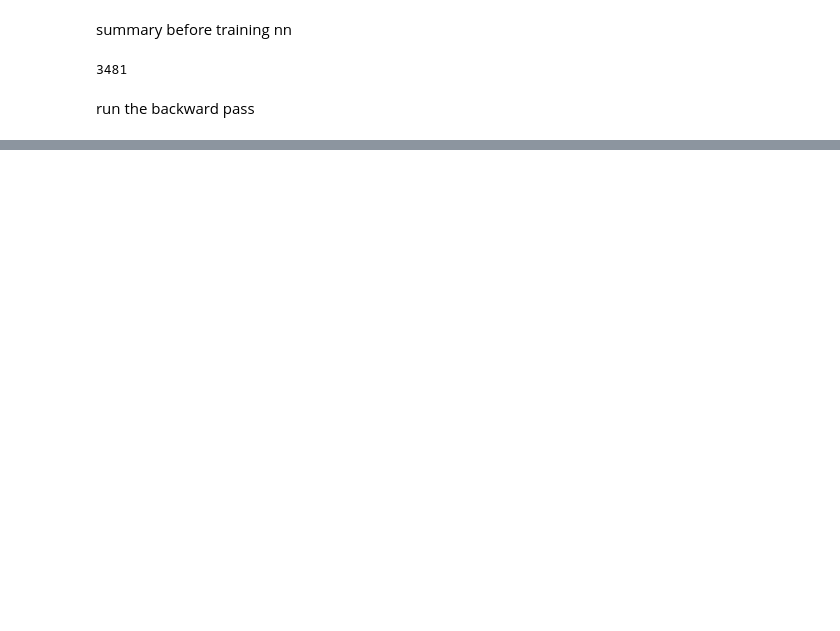
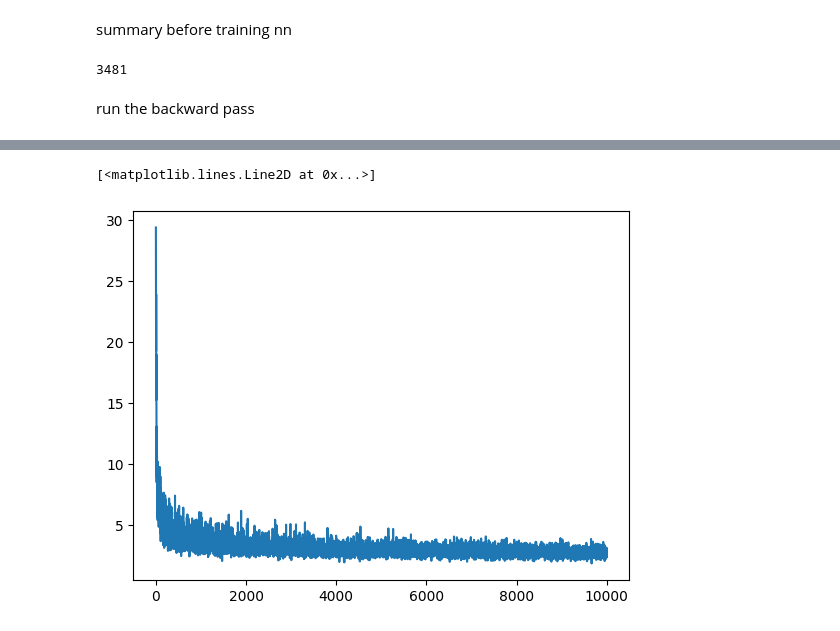
Before and after one commit to arniechops/likes-to-learn, a Jupyter notebook: makemore/mlp.ipynb, the cells around one changed output, grey strips where cells are left out. Drawn from its saved outputs; the diff is of its cells as text; code cells hidden in the pictures; blank space fills up the shorter version.

```diff
--- a/makemore/mlp.ipynb
+++ b/makemore/mlp.ipynb
@@ -208,0 +321,35 @@ print(loss.item())
+# %%
+def train(X, Y, dim=2, context=3):
+    lossi = []
+    stepi = []
+
+    for p in params:
+        p.requires_grad = True
+
+    for i in range(10000):
+        # running minibatches here to save time
+        # the gradient is less accurate since # of examples is small but accurate enough
+        ix = torch.randint(0, X.shape[0], (32,))
+
+        # FORWARD PASS
+        emb = C[X[ix]]
+        # to introduce non-linearity, ensuring that the network is not a linear function at the end of the day
+        h = torch.tanh(emb.view(-1, context * dim) @ W1 + b1)
+        logits = h @ W2 + b2
+        loss = F.cross_entropy(logits, Y[ix])
+
+        # BACKWARD PASS
+        for p in params:
+            p.grad = None
+        loss.backward()
+
+        # UPDATE WEIGHTS
+        for p in params:
+            p.data += -0.1 * p.grad
+        print(loss.item())
+
+        # TRACKING
+        stepi.append(i)
+        lossi.append(loss.item())
+
+    return lri, lossi, lri_exp, stepi
@@ -208,0 +376,3 @@ print(loss.item())
+# %%
+lri, lossi, lri_exp, stepi = train(Xtrain, Ytrain)
+check_loss(Xval, Yval)
@@ -208,0 +398,5 @@ print(loss.item())
+# %%
+plt.plot(stepi, lossi)
+# %% [output]
+[<matplotlib.lines.Line2D at 0x...>]
+[figure, added]
```
Also changed, not shown: parts of 29 cells of this notebook.
